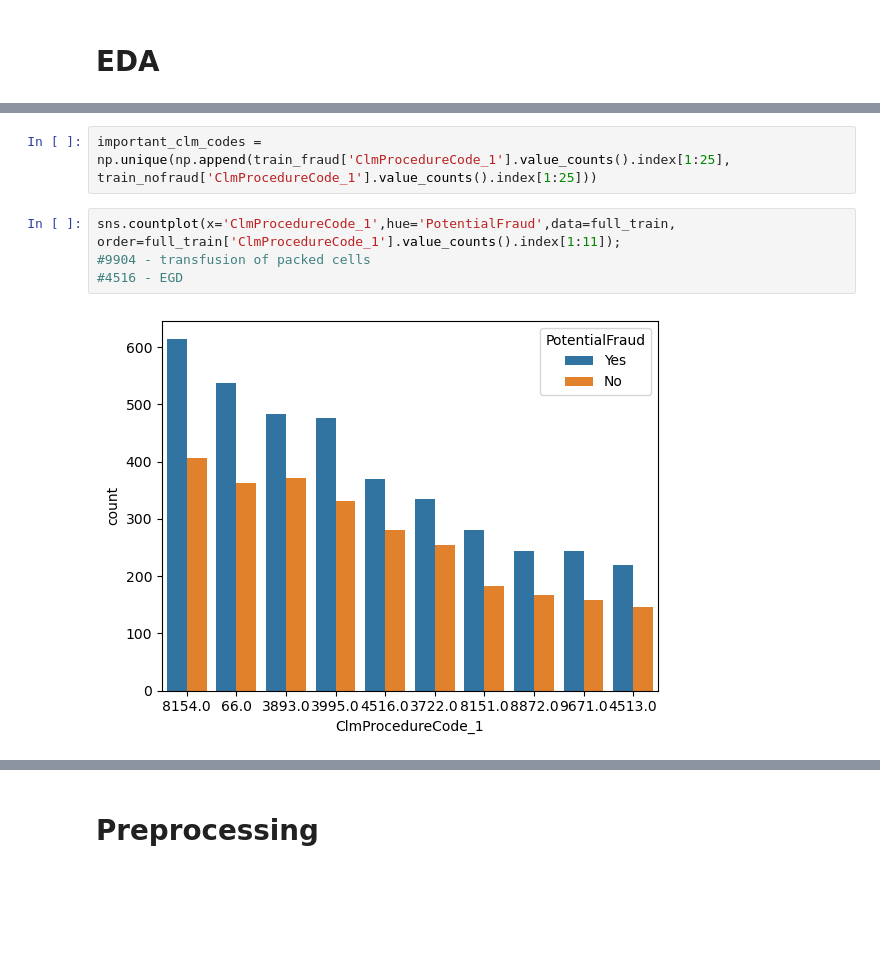
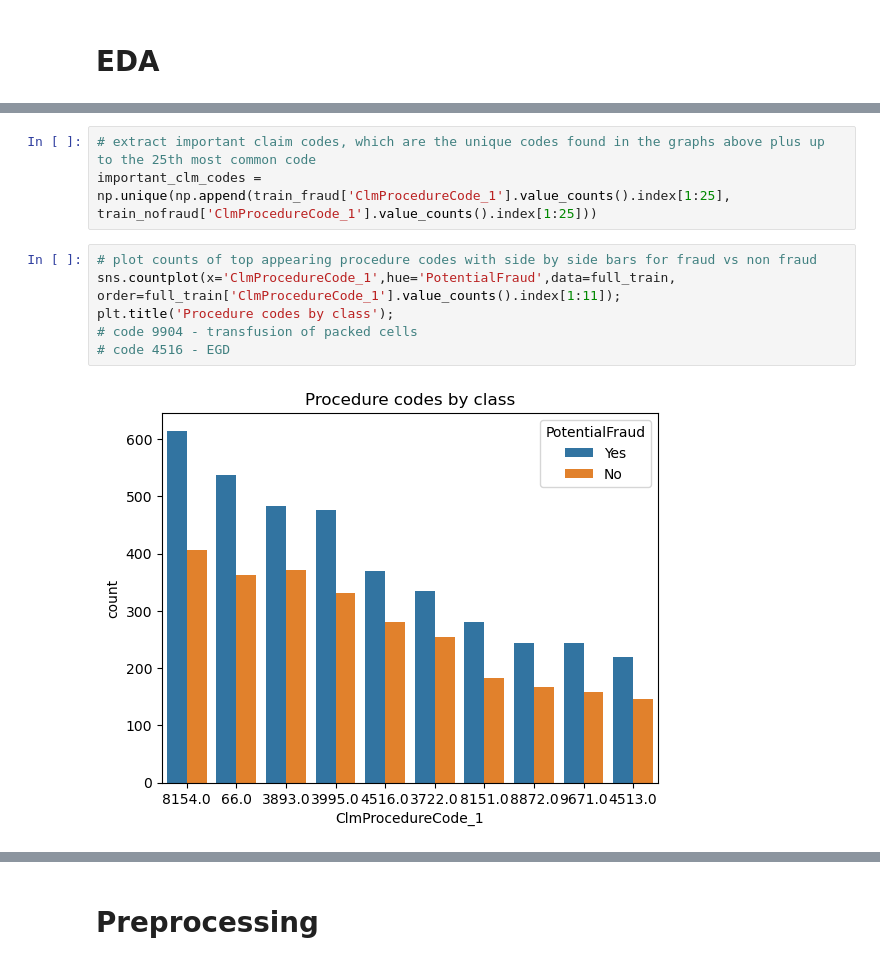
Before and after one commit to ingridchien/medical-provider-fraud-detection, a Jupyter notebook: Analysis.ipynb, the cells around one changed output, grey strips where cells are left out. Saved outputs shown, nothing was run; the diff lists cells and outputs as text; blank space fills up the shorter version.

```diff
--- a/Analysis.ipynb
+++ b/Analysis.ipynb
@@ -91,8 +100,11 @@ plt.title('Fraud data codes');
 # %%
+# extract important claim codes, which are the unique codes found in the graphs above plus up to the 25th most common code
 important_clm_codes = np.unique(np.append(train_fraud['ClmProcedureCode_1'].value_counts().index[1:25], train_nofraud['ClmProcedureCode_1'].value_counts().index[1:25]))
 # %%
+# plot counts of top appearing procedure codes with side by side bars for fraud vs non fraud
 sns.countplot(x='ClmProcedureCode_1',hue='PotentialFraud',data=full_train, order=full_train['ClmProcedureCode_1'].value_counts().index[1:11]);
-#9904 - transfusion of packed cells
-#4516 - EGD
+plt.title('Procedure codes by class');
+# code 9904 - transfusion of packed cells
+# code 4516 - EGD
 # %% [output]
-[figure, old version]
+[figure, new version]
```
Also changed, not shown: parts of 20 cells of this notebook.
